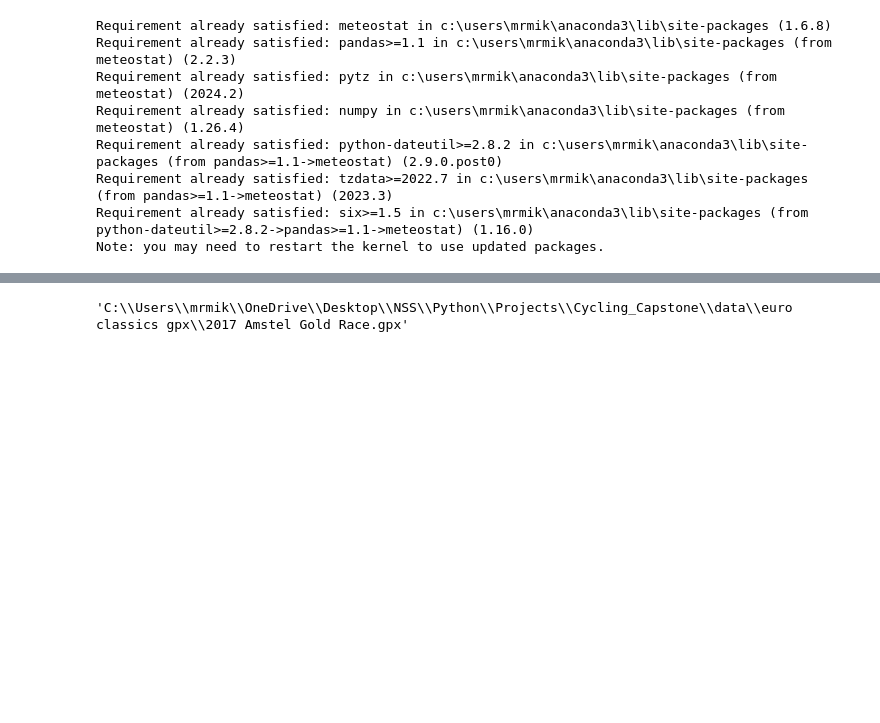
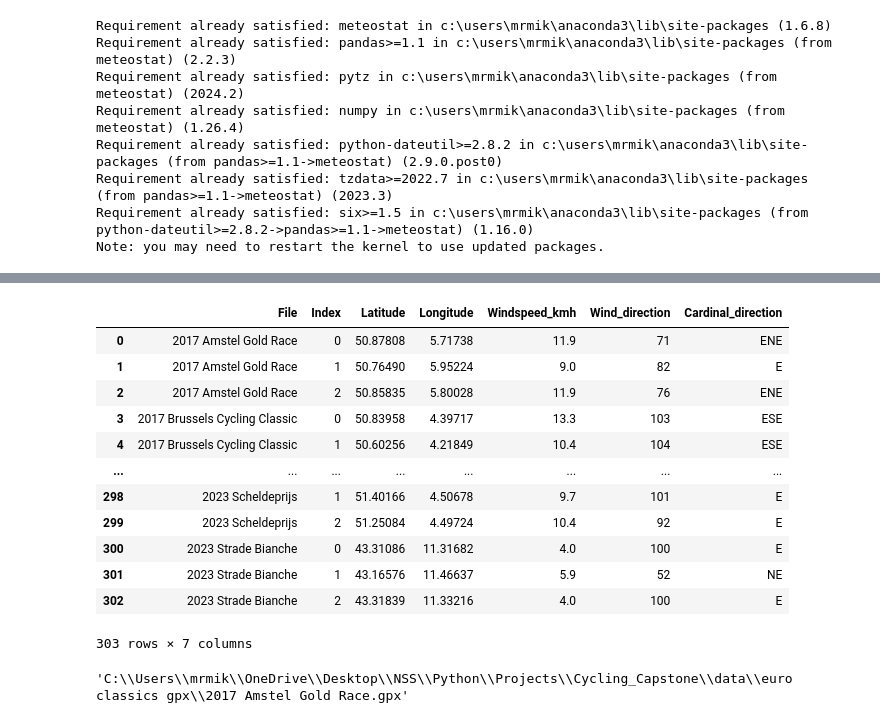
Before and after one commit to mikeriello/Cycling-Monument-Capstone, a Jupyter notebook: notebooks/difficulty baseline2.ipynb, the cells around one changed output, grey strips where cells are left out. Drawn from its saved outputs; the diff is of its cells as text; code cells hidden in the pictures; blank space fills up the shorter version.

Commit message:
baseline and windspeed updates

```diff
--- a/notebooks/difficulty baseline2.ipynb
+++ b/notebooks/difficulty baseline2.ipynb
@@ -163,8 +163,8 @@ def extract_points(gpx_file):
 
     return [
         (start.latitude, start.longitude),
-        (mid.latitude, start.longitude),
-        (end.latitude, start.longitude)
+        (mid.latitude, mid.longitude),
+        (end.latitude, end.longitude)
     ]
 
 gpx_folder = r"C:\Users\mrmik\OneDrive\Desktop\NSS\Python\Projects\Cycling_Capstone\data\euro classics gpx"
@@ -210,8 +228,8 @@ for file, points in total_points.items():
         wind_speed, wind_dir = get_wind_data(lat, lon)
         results.append([file, i, lat, lon, wind_speed, wind_dir])
 
-windspeed_df = pd.DataFrame(results, columns=["File", "Point_Index", "Latitude", "Longitude", "Wind_Speed_kmh", "Wind_Direction"])
-print(df)
+windspeed_df = pd.DataFrame(results, columns=["File", "Index", "Latitude", "Longitude", "Windspeed_kmh", "Wind_direction"])
+print(windspeed_df)
 
-df.to_csv("wind_speed.csv", index=False)
+windspeed_df.to_csv("wind_speed.csv", index=False)
 # %% [output]
@@ -237,2 +271,2 @@ windspeed = pd.read_excel(r"C:\Users\mrmik\OneDrive\Desktop\NSS\Python\Projects\
 # %%
-windspeed['Compass direction'] = ''
+windspeed_df['Cardinal_direction'] = ''
@@ -281,3 +283,3 @@ convert_wind_direction_df(windspeed)
 # %%
-windspeed.reset_index()
+windspeed_df = windspeed_df.drop(columns=['Compass direction', 'Cardinel direction', 'Cardinal direction'])
 # %% [output]
@@ -297 +287,17 @@ windspeed.reset_index()
+# %%
+windspeed_df
+# %% [output]
+|  | File | Index | Latitude | Longitude | Windspeed_kmh | Wind_direction | Cardinal_direction |
+| 0 | 2017 Amstel Gold Race | 0 | 50.87808 | 5.71738 | 11.9 | 71 | ENE |
+| 1 | 2017 Amstel Gold Race | 1 | 50.76490 | 5.95224 | 9.0 | 82 | E |
+| 2 | 2017 Amstel Gold Race | 2 | 50.85835 | 5.80028 | 11.9 | 76 | ENE |
+| 3 | 2017 Brussels Cycling Classic | 0 | 50.83958 | 4.39717 | 13.3 | 103 | ESE |
+| 4 | 2017 Brussels Cycling Classic | 1 | 50.60256 | 4.21849 | 10.4 | 104 | ESE |
+| ... | ... | ... | ... | ... | ... | ... | ... |
+| 298 | 2023 Scheldeprijs | 1 | 51.40166 | 4.50678 | 9.7 | 101 | E |
+| 299 | 2023 Scheldeprijs | 2 | 51.25084 | 4.49724 | 10.4 | 92 | E |
+| 300 | 2023 Strade Bianche | 0 | 43.31086 | 11.31682 | 4.0 | 100 | E |
+| 301 | 2023 Strade Bianche | 1 | 43.16576 | 11.46637 | 5.9 | 52 | NE |
+| 302 | 2023 Strade Bianche | 2 | 43.31839 | 11.33216 | 4.0 | 100 | E |
+303 rows × 7 columns
 # %%
```
Also changed, not shown: parts of 24 cells of this notebook, 6 other files.
